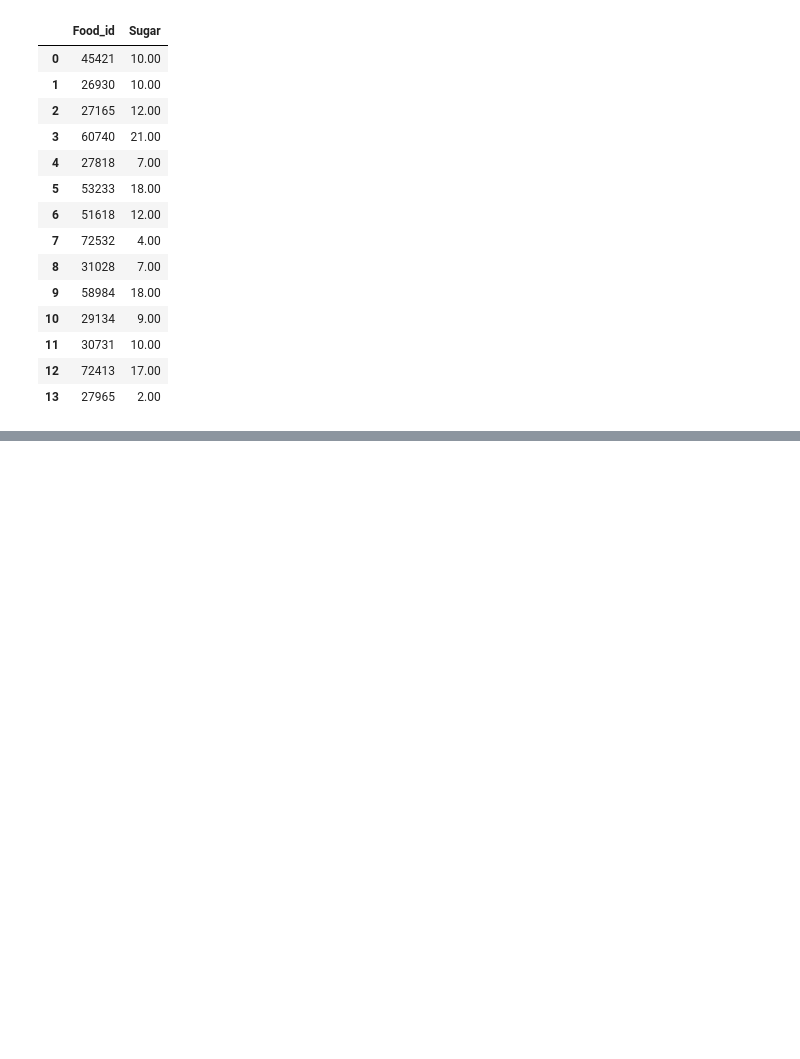
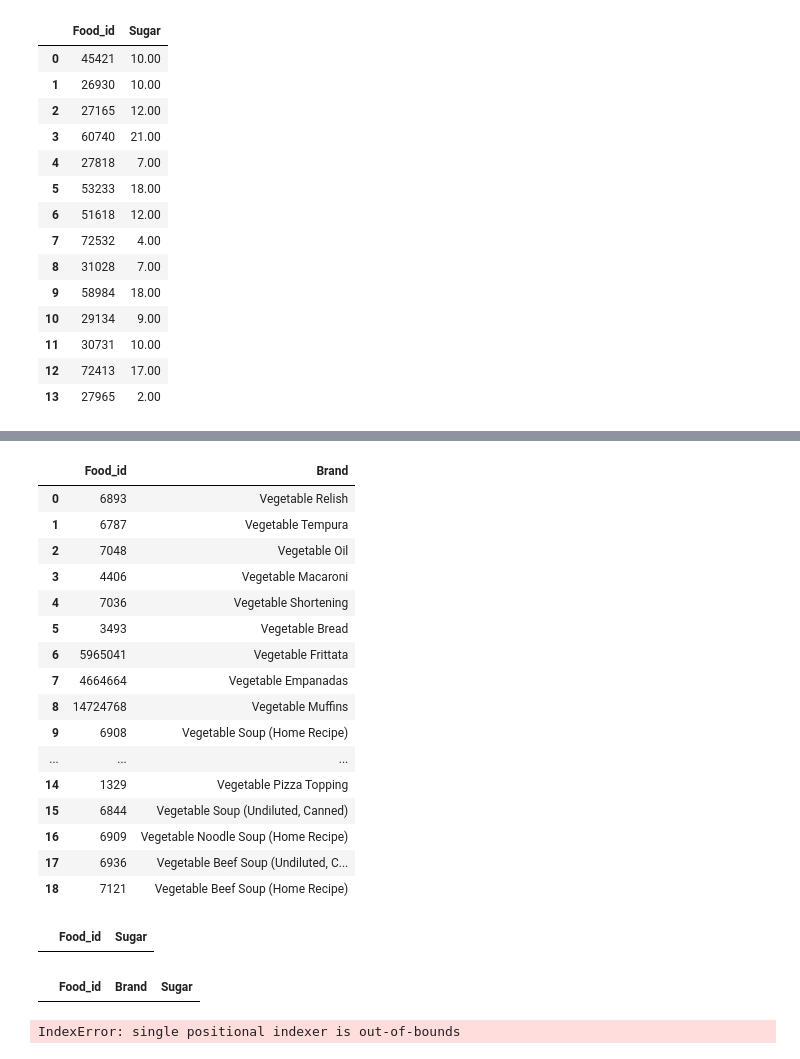
Before and after one commit to cbeachey/project1_influencers, a Jupyter notebook: Kapil (1).ipynb, the cells around one changed output, grey strips where cells are left out. Drawn from its saved outputs; the diff is of its cells as text; code cells hidden in the pictures; blank space fills up the shorter version.

```diff
--- a/Kapil (1).ipynb
+++ b/Kapil (1).ipynb
@@ -600,0 +623,8 @@ top_five_ysugar = yogr_mergedata_df.iloc[6]
+# %%
+# Printing otherVegetables List
+
+food_groups = ['other vegetable']
+
+veg_data = fs.foods_search('other vegetable')
+
+pprint(veg_data)
@@ -600,0 +649,35 @@ top_five_ysugar = yogr_mergedata_df.iloc[6]
+# %%
+# Pulling data
+
+veg_name = []
+veg_id = []
+
+for brand in veg_data[1:]:
+
+
+        veg_name.append(brand['food_name'])
+        veg_id.append(brand['food_id'])
+# %%
+#Printing New list
+
+veg_search_df = pd.DataFrame({'Food_id': veg_id , 'Brand': veg_name})
+
+veg_search_df
+# %% [output]
+|  | Food_id | Brand |
+| 0 | 6893 | Vegetable Relish |
+| 1 | 6787 | Vegetable Tempura |
+| 2 | 7048 | Vegetable Oil |
+| 3 | 4406 | Vegetable Macaroni |
+| 4 | 7036 | Vegetable Shortening |
+| 5 | 3493 | Vegetable Bread |
+| 6 | 5965041 | Vegetable Frittata |
+| 7 | 4664664 | Vegetable Empanadas |
+| 8 | 14724768 | Vegetable Muffins |
+| 9 | 6908 | Vegetable Soup (Home Recipe) |
+| ... | ... | ... |
+| 14 | 1329 | Vegetable Pizza Topping |
+| 15 | 6844 | Vegetable Soup (Undiluted, Canned) |
+| 16 | 6909 | Vegetable Noodle Soup (Home Recipe) |
+| 17 | 6936 | Vegetable Beef Soup (Undiluted, C... |
+| 18 | 7121 | Vegetable Beef Soup (Home Recipe) |
@@ -601,3 +703,31 @@ top_five_ysugar = yogr_mergedata_df.iloc[6]
+# %%
+#Printing New list
+
+sugar_veg_list_df = pd.DataFrame({'Food_id': veg_id , 'Sugar': veg_list})
+
+sugar_veg_list_df
+# %% [output]
+|  | Food_id | Sugar |
+# %%
+# Combine the data into a single dataset
+
+veg_mergedata_df = pd.merge(veg_search_df, sugar_veg_list_df, how="right", on=["Food_id", "Food_id"])
+
+veg_mergedata_df["Sugar"] = veg_mergedata_df["Sugar"].astype(float)
+
+
+veg_mergedata_df
+# %% [output]
+|  | Food_id | Brand | Sugar |
+# %%
+# printing one product for graph
+
+top_five_ysugar = veg_mergedata_df.sort_values("Sugar", ascending = False)
+
+
+top_five_ysugar = veg_mergedata_df.iloc[6]
+# %% [output]
+IndexError: single positional indexer is out-of-bounds
 # %%
 #Plot data in bar graph
 
```
Also changed, not shown: parts of 9 cells of this notebook.
